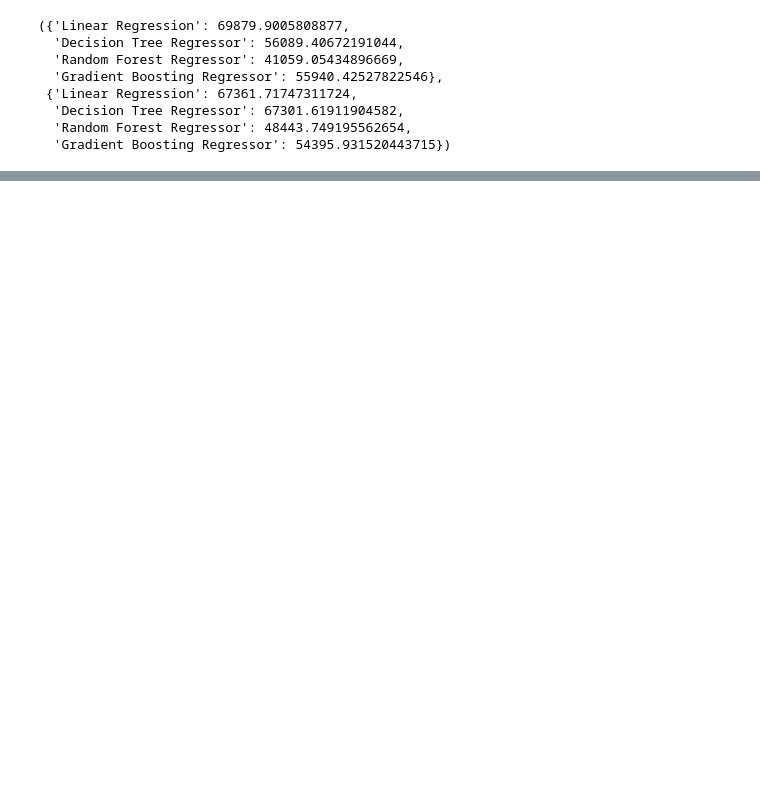
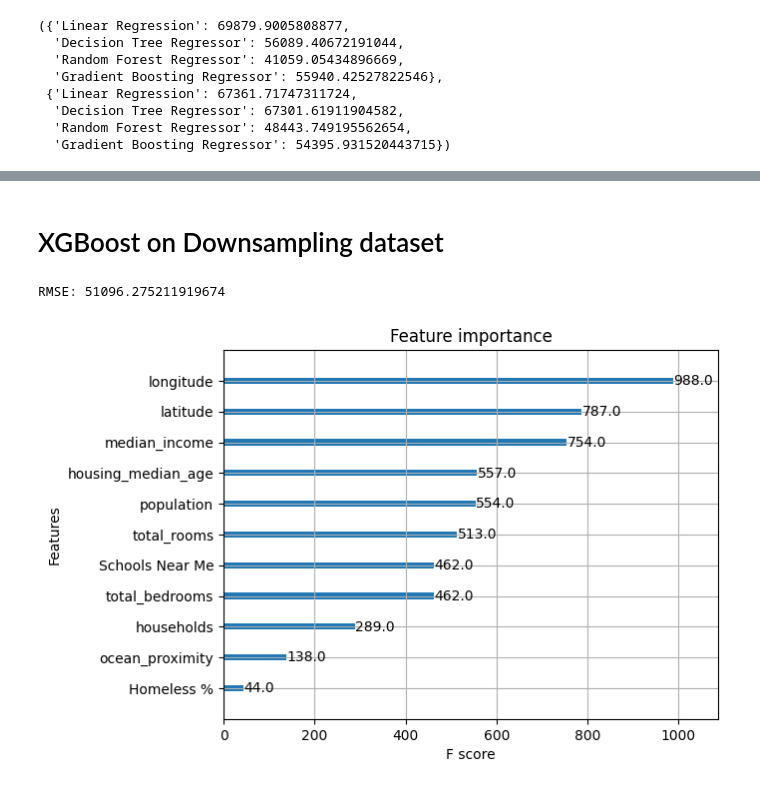
Before and after one commit to ruchithareddy269/cmpe_257_Week-6_Assignment, a Jupyter notebook: 257_Assignment6.ipynb, the cells around one changed output, grey strips where cells are left out. Drawn from its saved outputs; the diff is of its cells as text; code cells hidden in the pictures; blank space fills up the shorter version.

```diff
--- a/257_Assignment6.ipynb
+++ b/257_Assignment6.ipynb
@@ -411,0 +688,14 @@ In both upsampled and downsampled scenarios, the Random Forest Regressor exhibit
+# %%
+# Convert categorical columns to 'category' data type
+categorical_columns = ['Schools Near Me']  # Include any other categorical columns
+for col in categorical_columns:
+    # Combine to find the union of categories in both datasets
+    all_categories = pd.Series(pd.concat([X_train_downsampled_total_rooms[col], X_test_downsampled_total_rooms[col]]).unique())
+
+    # Convert column to 'category' type with the found categories
+    X_train_downsampled_total_rooms[col] = pd.Categorical(X_train_downsampled_total_rooms[col], categories=all_categories)
+    X_test_downsampled_total_rooms[col] = pd.Categorical(X_test_downsampled_total_rooms[col], categories=all_categories)
+
+    # Now encode the categories with their numerical codes
+    X_train_downsampled_total_rooms[col] = X_train_downsampled_total_rooms[col].cat.codes
+    X_test_downsampled_total_rooms[col] = X_test_downsampled_total_rooms[col].cat.codes
@@ -411,0 +705,37 @@ In both upsampled and downsampled scenarios, the Random Forest Regressor exhibit
+# %% [markdown]
+# XGBoost on Downsampling dataset
+# %%
+import xgboost as xgb
+from sklearn.metrics import mean_squared_error
+from sklearn.model_selection import train_test_split
+
+# Convert the datasets to DMatrix, which is a highly efficient data structure
+# used by XGBoost to optimize computations and memory usage.
+dtrain = xgb.DMatrix(X_train_downsampled_total_rooms, label=y_train_downsampled_total_rooms)
+dtest = xgb.DMatrix(X_test_downsampled_total_rooms, label=y_test_downsampled_total_rooms)
+
+# Define model parameters
+params = {
+    'max_depth': 6,  # The maximum depth of the trees. Adjust based on your dataset.
+    'eta': 0.3,      # The learning rate. Adjust based on your dataset.
+    'objective': 'reg:squarederror',  # Regression with squared error as objective
+    'eval_metric': 'rmse'  # Use RMSE as the evaluation metric
+}
+num_boost_round = 100  # Number of boosting rounds. Adjust based on your dataset.
+
+# Train the model
+bst = xgb.train(params, dtrain, num_boost_round)
+
+# Predict the test set
+predictions = bst.predict(dtest)
+
+# Calculate RMSE
+rmse = mean_squared_error(y_test_downsampled_total_rooms, predictions, squared=False)
+print(f"RMSE: {rmse}")
+# %% [output]
+RMSE: 51096.275211919674
+# %%
+xgb.plot_importance(bst)
+plt.show()
+# %% [output]
+[figure, added]
```
Also changed, not shown: parts of 51 cells of this notebook.
